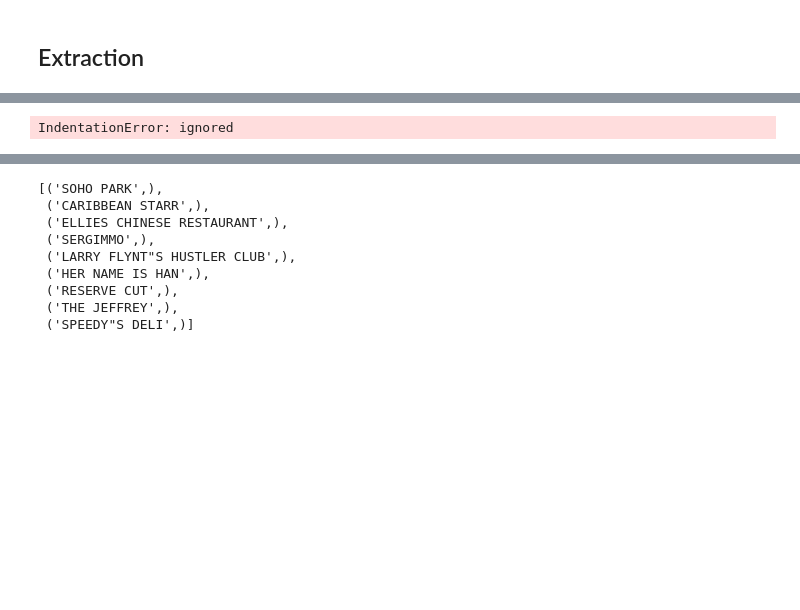
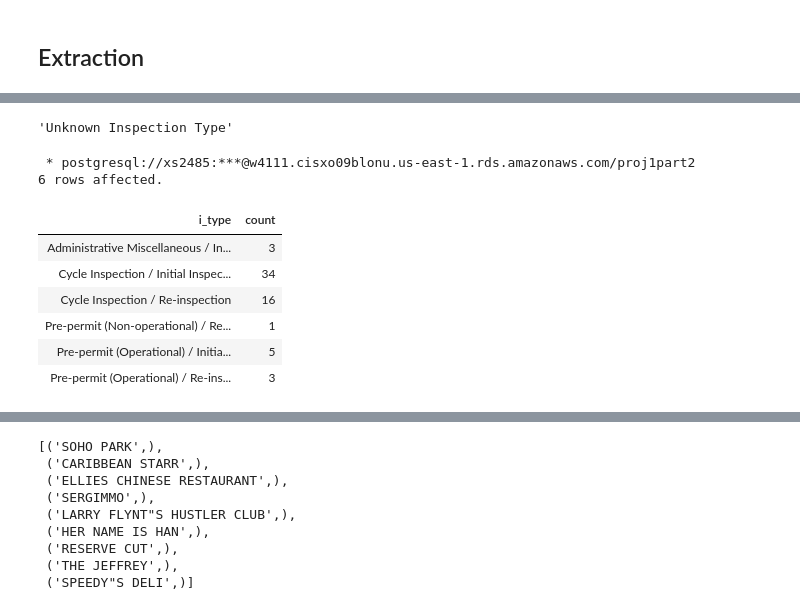
Before and after one commit to Xiaoyang-Song/NYC-Restaurant-Inspection-Database, a Jupyter notebook: 4111p1.ipynb, the cells around one changed output, grey strips where cells are left out. Saved outputs shown, nothing was run; the diff lists cells and outputs as text; code cells hidden in the pictures; blank space fills up the shorter version.

```diff
--- a/4111p1.ipynb
+++ b/4111p1.ipynb
@@ -491,5 +482,9 @@ ic| f'{sum(mask)} rows have no {colname[i]}.': '1952 rows have no INSPECTION TYP
 ic| relation_name: 'Inspect'
 ic| f'{sum(mask)} rows have no {colname[i]}.': '0 rows have no INSPECTION DATE.'
+# %%
+I[0].item()
+# %% [output]
+'Unknown Inspection Type'
 # %%
 GRADE_DICT = {}
 V_DICT = {}
@@ -537,7 +532,7 @@ for i in range(nrows):
 
   # Entity: Inspection
   # Relationship: Inspect
-  i_type = I[i]
+  i_type = I[i].item()
   if i_type in I_DICT:
     iid = I_DICT[i_type]
   else:
@@ -546,7 +541,9 @@ for i in range(nrows):
     i_cmd = f"INSERT INTO Inspection Values ({iid}, '{i_type}')"
     cursor = connection.execute(i_cmd)
   i_date = IR[i].item()
-  ir_cmd = f"INSERT INTO Inspect Values()"
+  ir_cmd = f"INSERT INTO Inspect(rid, iid, i_time) values({i},{iid},'{i_date}')"
+  cursor = connection.execute(ir_cmd)
+
   # Entity: Violation
   # Relationship: Violate
   v_code, v_desc, v_flag = V[i]
@@ -560,10 +557,28 @@ for i in range(nrows):
       v_cmd = f"INSERT INTO Violation(vid, code, v_description, critical_flag) "\
                f"values ({vid}, '{v_code}', '{v_desc}', '{v_flag}')"
       cursor = connection.execute(v_cmd)
-    vr_cmd = f"INSERT INTO Violate(rid, vid) values ({i}, {vid})"
-    curosr = connection.execute(vr_cmd)
+    # Insert Violate
+    vr_cmd = f"INSERT INTO Violate(rid, vid, v_time) values ({i}, {vid}, '{i_date}')"
+    cursor = connection.execute(vr_cmd)
-# %% [output]
-IndentationError: ignored
+# %%
+%%sql
+--insert into Inspect values (1, 1, '02/22/2024');
+--insert into Violate values (1,1, '04/23/2024');
+--select I.i_type, R.dba, V.code, R.rid, I.iid, V.vid, IR.i_time, VR.v_time
+select I.i_type, count(*)
+from Restaurant as R, Inspection as I, Violation as V, inspect as IR, violate as VR
+WHERE R.rid = VR.rid AND V.vid = VR.vid AND IR.rid = R.rid AND IR.iid = I.iid AND VR.v_time = IR.i_time
+group by I.i_type
+# %% [output]
+ * postgresql://xs2485:***@w4111.cisxo09blonu.us-east-1.rds.amazonaws.com/proj1part2
+6 rows affected.
+| i_type | count |
+| Administrative Miscellaneous / In... | 3 |
+| Cycle Inspection / Initial Inspec... | 34 |
+| Cycle Inspection / Re-inspection | 16 |
+| Pre-permit (Non-operational) / Re... | 1 |
+| Pre-permit (Operational) / Initia... | 5 |
+| Pre-permit (Operational) / Re-ins... | 3 |
 # %%
 %%sql
 select vid, count(*)
```
Also changed, not shown: parts of 10 cells of this notebook.
